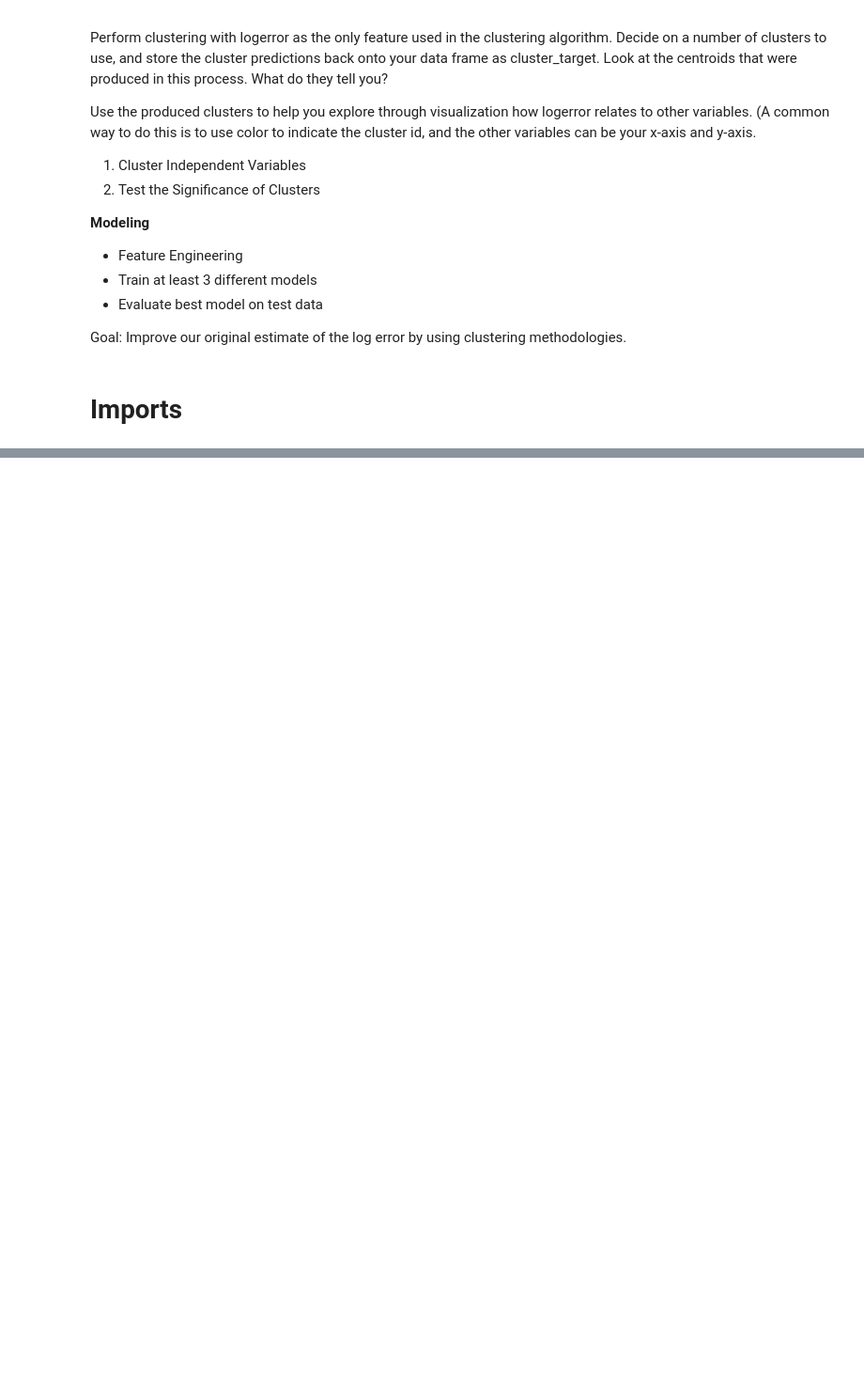
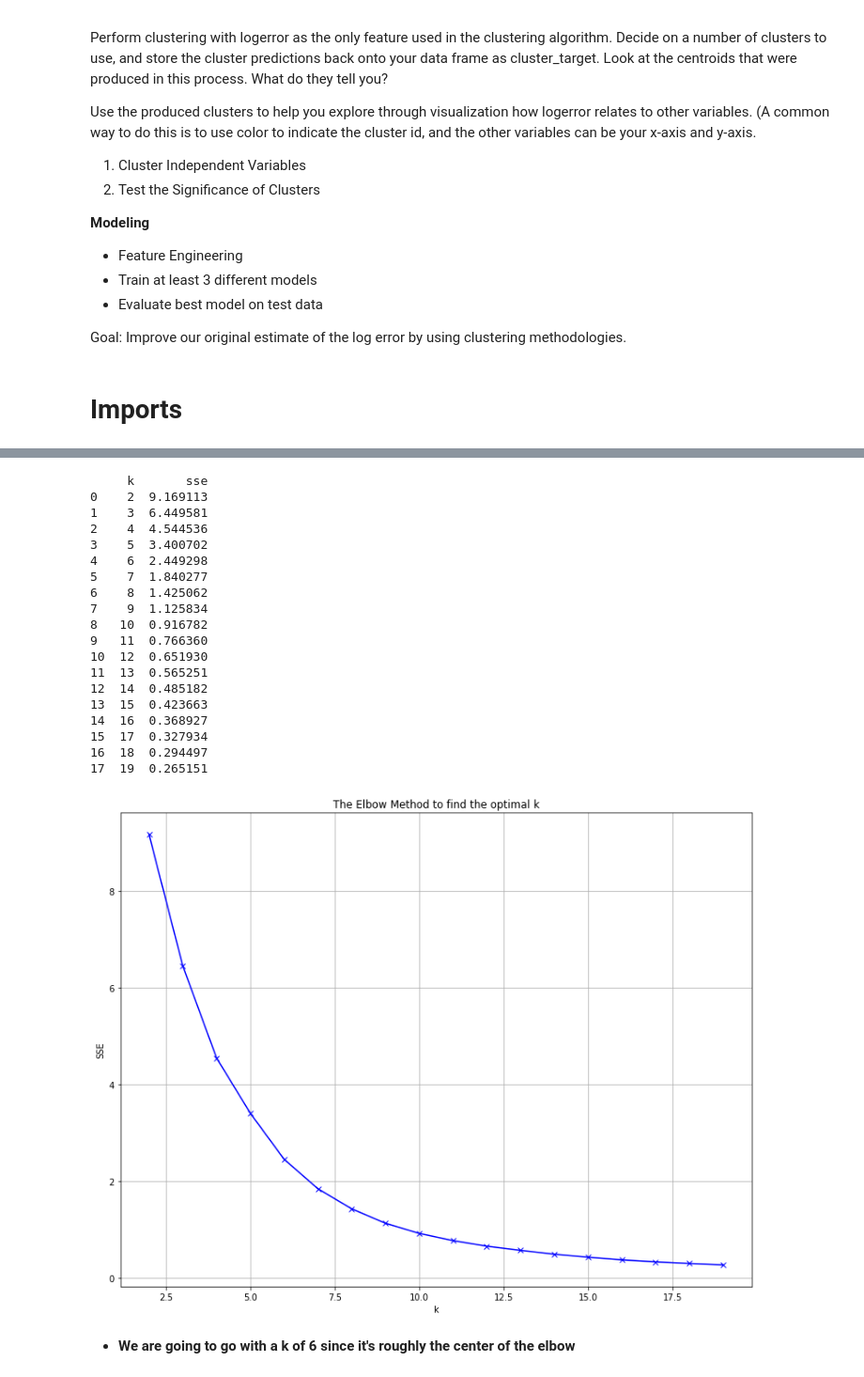
Before and after one commit to zillow-willow/zillow_clustering, a Jupyter notebook: zillow_logerror_report.ipynb, the cells around one changed output, grey strips where cells are left out. Shown at 94% size. Saved outputs shown, nothing was run; the diff lists cells and outputs as text; code cells hidden in the pictures; blank space fills up the shorter version.

```diff
--- a/zillow_logerror_report.ipynb
+++ b/zillow_logerror_report.ipynb
@@ -46,0 +71,2 @@ Goal: Improve our original estimate of the log error by using clustering methodo
+# %%
+zillow = prepare.wrangle_data()
@@ -46,0 +98,9 @@ Goal: Improve our original estimate of the log error by using clustering methodo
+# %%
+#bring in the new features
+zillow = preprocessing.new_features(zillow)
+
+#split the data into test and train
+train, test = preprocessing.split_data(zillow, .7, 123)
+
+#scale the numeric data
+scaler, train_scaled, test_scaled = preprocessing.scale_columns(train, test)
@@ -46,0 +114,28 @@ Goal: Improve our original estimate of the log error by using clustering methodo
+# %%
+cluster_target = train[["logerror"]]
+
+#Run function to find the optimal k value
+explore.find_optimal_k(cluster_target)
+# %% [output]
+     k       sse
+0    2  9.169113
+1    3  6.449581
+2    4  4.544536
+3    5  3.400702
+4    6  2.449298
+5    7  1.840277
+6    8  1.425062
+7    9  1.125834
+8   10  0.916782
+9   11  0.766360
+10  12  0.651930
+11  13  0.565251
+12  14  0.485182
+13  15  0.423663
+14  16  0.368927
+15  17  0.327934
+16  18  0.294497
+17  19  0.265151
+[figure, added]
+# %% [markdown]
+- **We are going to go with a k of 6 since it's roughly the center of the elbow**
```
Also changed, not shown: parts of 48 cells of this notebook.
